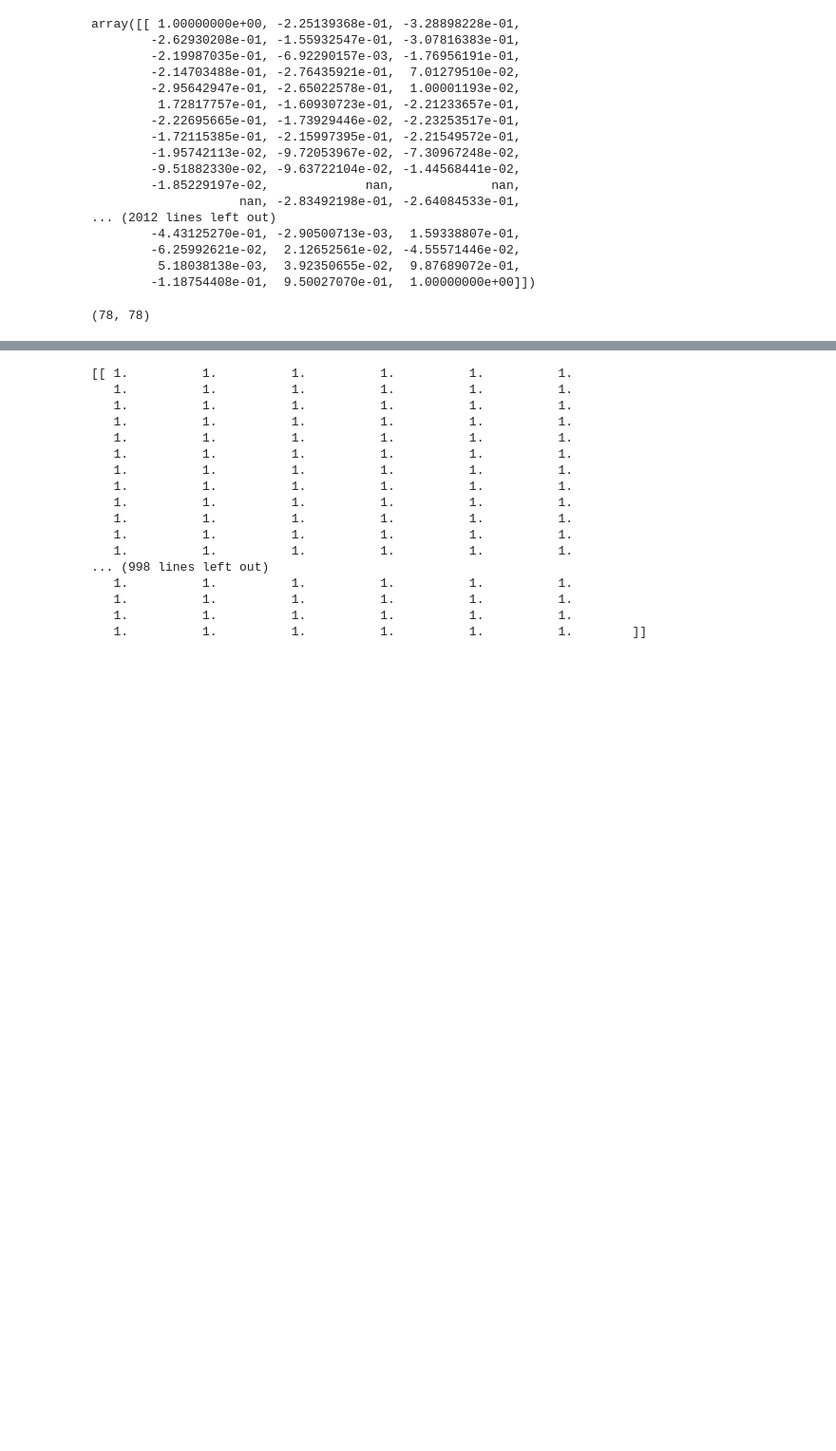
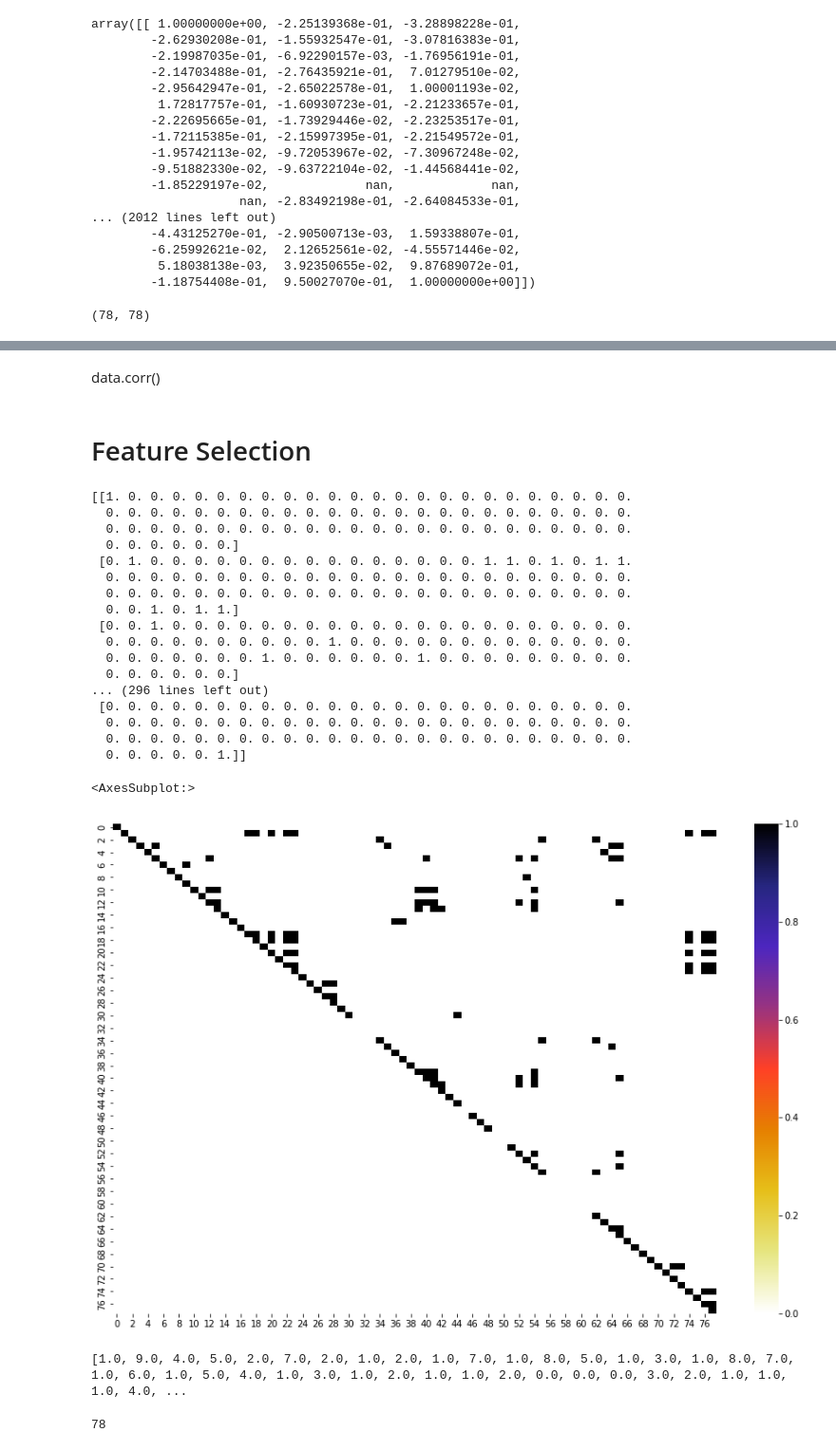
Before and after one commit to MuhammadAli68/NIDS, a Jupyter notebook: NIDS.ipynb, the cells around one changed output, grey strips where cells are left out. Shown at 95% size. Saved outputs shown, nothing was run; the diff lists cells and outputs as text; code cells hidden in the pictures; blank space fills up the shorter version.

```diff
--- a/NIDS.ipynb
+++ b/NIDS.ipynb
@@ -357,27 +341,50 @@ data.corr()
+# %% [markdown]
+data.corr()
+# %% [markdown]
+<h1>Feature Selection</h1>
 # %%
-corr_mat = np.ones((78,78))
+#or correlations[i][j] < -0.5)
+#corr_mat[i,i-1:-1] = 0
+corr_mat = np.zeros((78,78))
 for i in range(0,78):
-    for j in range(i+1,78):
+    for j in range(i,78):
         if(correlations[i][j] != np.nan):
-            if(correlations[i][j] > 0.9 or correlations[i][j] < -0.5):
-                corr_mat[i][j] = correlations[i][j]
+            if(correlations[i][j] > 0.9):
+                corr_mat[i][j] = 1
 
 print(corr_mat)
 # %% [output]
-[[ 1.          1.          1.          1.          1.          1.
-   1.          1.          1.          1.          1.          1.
-   1.          1.          1.          1.          1.          1.
-   1.          1.          1.          1.          1.          1.
-   1.          1.          1.          1.          1.          1.
-   1.          1.          1.          1.          1.          1.
-   1.          1.          1.          1.          1.          1.
-   1.          1.          1.          1.          1.          1.
-   1.          1.          1.          1.          1.          1.
-   1.          1.          1.          1.          1.          1.
-   1.          1.          1.          1.          1.          1.
-   1.          1.          1.          1.          1.          1.
-... (998 lines left out)
-   1.          1.          1.          1.          1.          1.
-   1.          1.          1.          1.          1.          1.
-   1.          1.          1.          1.          1.          1.
-   1.          1.          1.          1.          1.          1.        ]]
+[[1. 0. 0. 0. 0. 0. 0. 0. 0. 0. 0. 0. 0. 0. 0. 0. 0. 0. 0. 0. 0. 0. 0. 0.
+  0. 0. 0. 0. 0. 0. 0. 0. 0. 0. 0. 0. 0. 0. 0. 0. 0. 0. 0. 0. 0. 0. 0. 0.
+  0. 0. 0. 0. 0. 0. 0. 0. 0. 0. 0. 0. 0. 0. 0. 0. 0. 0. 0. 0. 0. 0. 0. 0.
+  0. 0. 0. 0. 0. 0.]
+ [0. 1. 0. 0. 0. 0. 0. 0. 0. 0. 0. 0. 0. 0. 0. 0. 0. 1. 1. 0. 1. 0. 1. 1.
+  0. 0. 0. 0. 0. 0. 0. 0. 0. 0. 0. 0. 0. 0. 0. 0. 0. 0. 0. 0. 0. 0. 0. 0.
+  0. 0. 0. 0. 0. 0. 0. 0. 0. 0. 0. 0. 0. 0. 0. 0. 0. 0. 0. 0. 0. 0. 0. 0.
+  0. 0. 1. 0. 1. 1.]
+ [0. 0. 1. 0. 0. 0. 0. 0. 0. 0. 0. 0. 0. 0. 0. 0. 0. 0. 0. 0. 0. 0. 0. 0.
+  0. 0. 0. 0. 0. 0. 0. 0. 0. 0. 1. 0. 0. 0. 0. 0. 0. 0. 0. 0. 0. 0. 0. 0.
+  0. 0. 0. 0. 0. 0. 0. 1. 0. 0. 0. 0. 0. 0. 1. 0. 0. 0. 0. 0. 0. 0. 0. 0.
+  0. 0. 0. 0. 0. 0.]
+... (296 lines left out)
+ [0. 0. 0. 0. 0. 0. 0. 0. 0. 0. 0. 0. 0. 0. 0. 0. 0. 0. 0. 0. 0. 0. 0. 0.
+  0. 0. 0. 0. 0. 0. 0. 0. 0. 0. 0. 0. 0. 0. 0. 0. 0. 0. 0. 0. 0. 0. 0. 0.
+  0. 0. 0. 0. 0. 0. 0. 0. 0. 0. 0. 0. 0. 0. 0. 0. 0. 0. 0. 0. 0. 0. 0. 0.
+  0. 0. 0. 0. 0. 1.]]
+# %%
+plt.figure(figsize=(15,10))
+sns.heatmap(corr_mat,cmap=plt.cm.CMRmap_r)
+# %% [output]
+<AxesSubplot:>
+[figure, added]
+# %%
+imp_vector = []
+for i in range(0,78):
+    imp_vector.append(corr_mat[i].sum())
+print(imp_vector)
+# %% [output]
+[1.0, 9.0, 4.0, 5.0, 2.0, 7.0, 2.0, 1.0, 2.0, 1.0, 7.0, 1.0, 8.0, 5.0, 1.0, 3.0, 1.0, 8.0, 7.0, 1.0, 6.0, 1.0, 5.0, 4.0, 1.0, 3.0, 1.0, 2.0, 1.0, 1.0, 2.0, 0.0, 0.0, 0.0, 3.0, 2.0, 1.0, 1.0, 1.0, 4.0, ...
+# %%
+len(imp_vector)
+# %% [output]
+78
```
Also changed, not shown: parts of 12 cells of this notebook, 1 other file.
